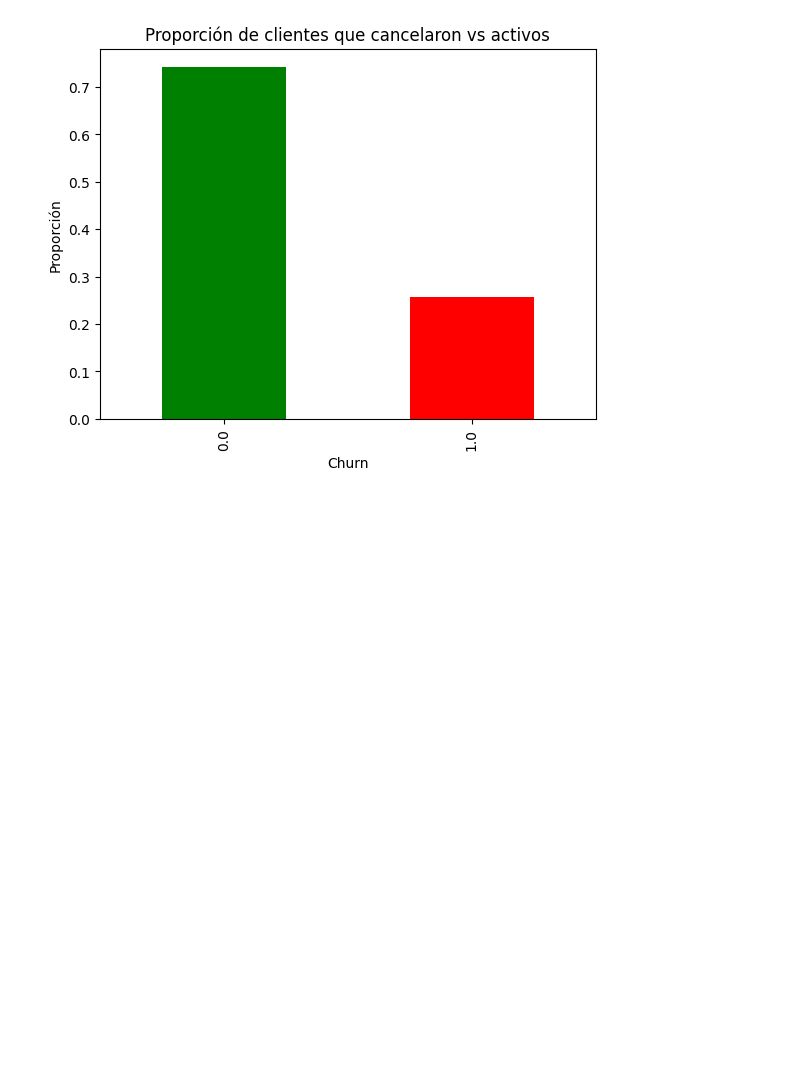
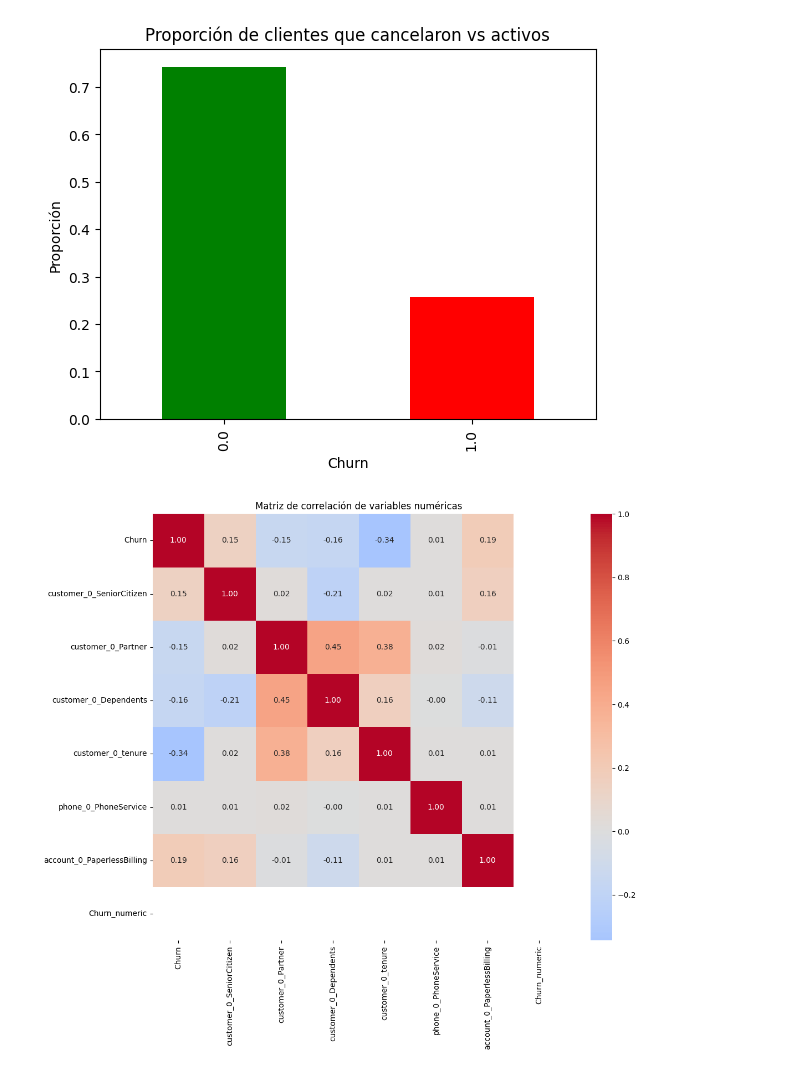
Before and after one commit to LuchiHamade/telecomChallenge_2, a Jupyter notebook: Telecom2.ipynb, the cells around one changed output. Cells and saved outputs as stored; diff of their text form; code cells hidden in the pictures; blank space fills up the shorter version.

```diff
--- a/Telecom2.ipynb
+++ b/Telecom2.ipynb
@@ -123,3 +123,23 @@ Churn
 1.0    0.25719
 Name: proportion, dtype: float64
 [figure]
+# %%
+# Convertir Churn a 0/1 si aún no se hizo
+df['Churn_numeric'] = df['Churn'].map({'No': 0, 'Yes': 1})
+
+# Seleccionar solo variables numéricas
+num_cols = df.select_dtypes(include=['int64','float64']).columns
+
+# Calcular matriz de correlación
+corr_matrix = df[num_cols].corr()
+
+# Visualizar la matriz con un mapa de calor
+import seaborn as sns
+import matplotlib.pyplot as plt
+
+plt.figure(figsize=(12,10))
+sns.heatmap(corr_matrix, annot=True, fmt=".2f", cmap="coolwarm", center=0)
+plt.title("Matriz de correlación de variables numéricas")
+plt.show()
+# %% [output]
+[figure, added]
```
Also changed, not shown: parts of 1 cell of this notebook.
